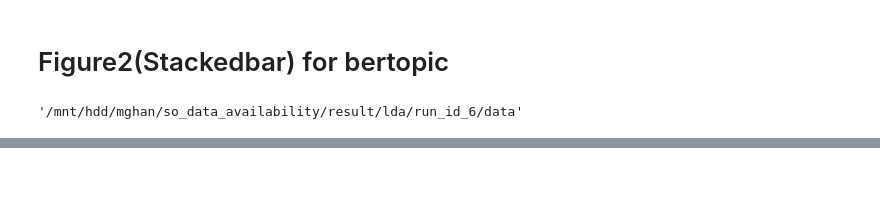
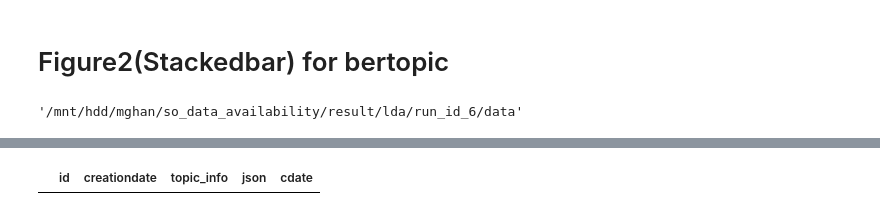
Before and after one commit to myokyunghan/so_data_availability, a Jupyter notebook: 03_visualization/bertopic_run_in_6.ipynb, the cells around one changed output, grey strips where cells are left out. Drawn from its saved outputs; the diff is of its cells as text; code cells hidden in the pictures; blank space fills up the shorter version.

```diff
--- a/03_visualization/bertopic_run_in_6.ipynb
+++ b/03_visualization/bertopic_run_in_6.ipynb
@@ -52,3 +67,7 @@ df['cdate'] = pd.to_datetime(df['cdate'], format="%Y-%m-%d")
+# %%
+df[df['cdate'] =='2024-01-01']
+# %% [output]
+|  | id | creationdate | topic_info | json | cdate |
 # %%
 df['rel_week'] = np.floor((df['cdate']-\
                        CONSTANTS.year_range[option_dict['year_range']].get('std_date')).dt.days/7)
```
Also changed, not shown: parts of 9 cells of this notebook, 4 other files.
